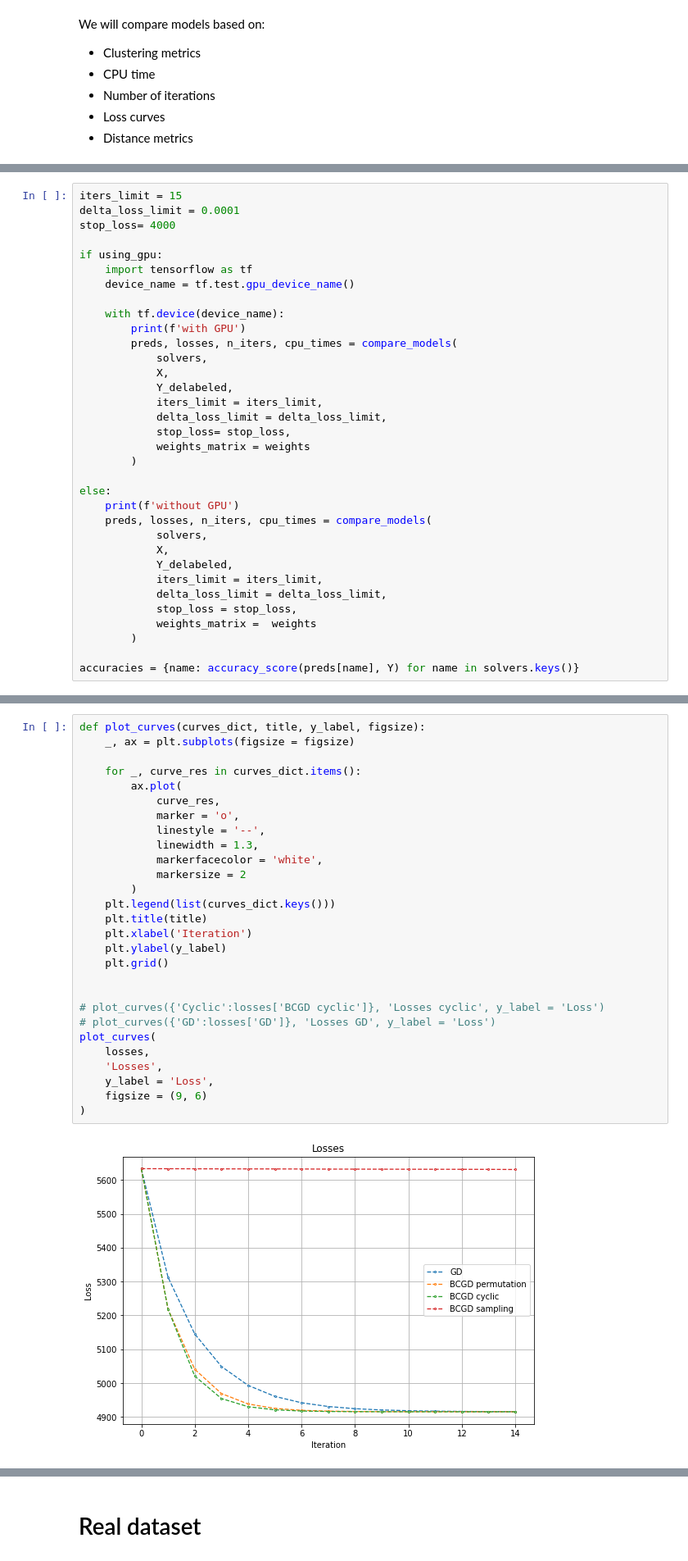
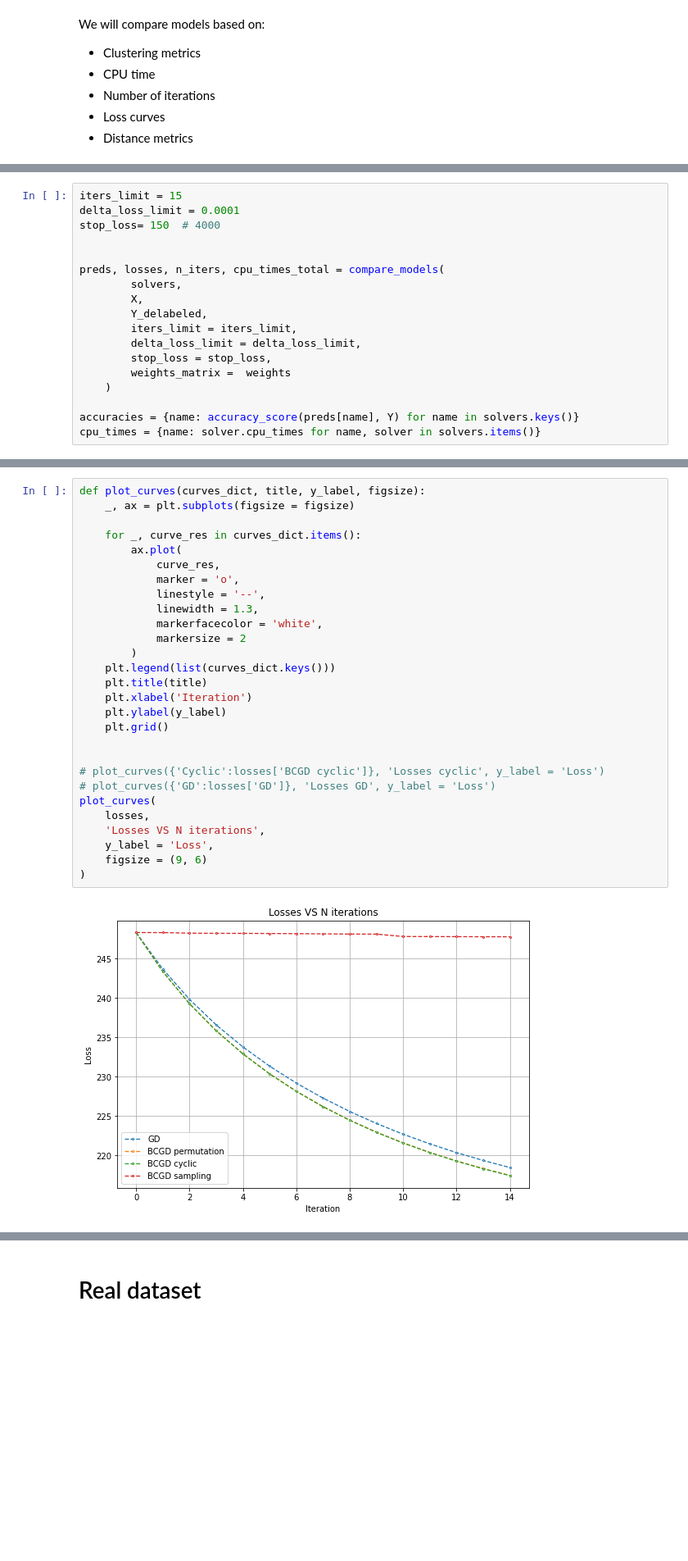
Before and after one commit to PashaIanko/Semi-Supervised-Labelling, a Jupyter notebook: main_notebook.ipynb, the cells around one changed output, grey strips where cells are left out. Shown at 82% size. Cells and saved outputs as stored; diff of their text form; blank space fills up the shorter version.

```diff
--- a/main_notebook.ipynb
+++ b/main_notebook.ipynb
@@ -356,35 +315,19 @@ def compare_models(solvers_dict, X, Y_delabeled, iters_limit, delta_loss_limit,
 # %%
 iters_limit = 15
 delta_loss_limit = 0.0001
-stop_loss= 4000
+stop_loss= 150  # 4000
 
-if using_gpu:
-    import tensorflow as tf
-    device_name = tf.test.gpu_device_name()
 
-    with tf.device(device_name):
-        print(f'with GPU')
-        preds, losses, n_iters, cpu_times = compare_models(
-            solvers,
-            X,
-            Y_delabeled,
-            iters_limit = iters_limit,
-            delta_loss_limit = delta_loss_limit,
-            stop_loss= stop_loss,
-            weights_matrix = weights
-        )
-
-else:
-    print(f'without GPU')
-    preds, losses, n_iters, cpu_times = compare_models(
-            solvers,
-            X,
-            Y_delabeled,
-            iters_limit = iters_limit,
-            delta_loss_limit = delta_loss_limit,
-            stop_loss = stop_loss,
-            weights_matrix =  weights
-        )
+preds, losses, n_iters, cpu_times_total = compare_models(
+        solvers,
+        X,
+        Y_delabeled,
+        iters_limit = iters_limit,
+        delta_loss_limit = delta_loss_limit,
+        stop_loss = stop_loss,
+        weights_matrix =  weights
+    )
 
 accuracies = {name: accuracy_score(preds[name], Y) for name in solvers.keys()}
+cpu_times = {name: solver.cpu_times for name, solver in solvers.items()}
 # %% [output]
@@ -408,30 +392,30 @@ Iteration: 14, Loss: 5631.179288816595, Delta: 0.42518306206602574
 # %%
 def plot_curves(curves_dict, title, y_label, figsize):
     _, ax = plt.subplots(figsize = figsize)
 
     for _, curve_res in curves_dict.items():
         ax.plot(
             curve_res,
             marker = 'o',
             linestyle = '--',
             linewidth = 1.3,
             markerfacecolor = 'white',
             markersize = 2
         )
     plt.legend(list(curves_dict.keys()))
     plt.title(title)
     plt.xlabel('Iteration')
     plt.ylabel(y_label)
     plt.grid()
 
 
 # plot_curves({'Cyclic':losses['BCGD cyclic']}, 'Losses cyclic', y_label = 'Loss')
 # plot_curves({'GD':losses['GD']}, 'Losses GD', y_label = 'Loss')
 plot_curves(
     losses,
-    'Losses',
+    'Losses VS N iterations',
     y_label = 'Loss',
     figsize = (9, 6)
 )
 # %% [output]
-[figure, old version]
+[figure, new version]
```
Also changed, not shown: parts of 22 cells of this notebook, 4 other files.
